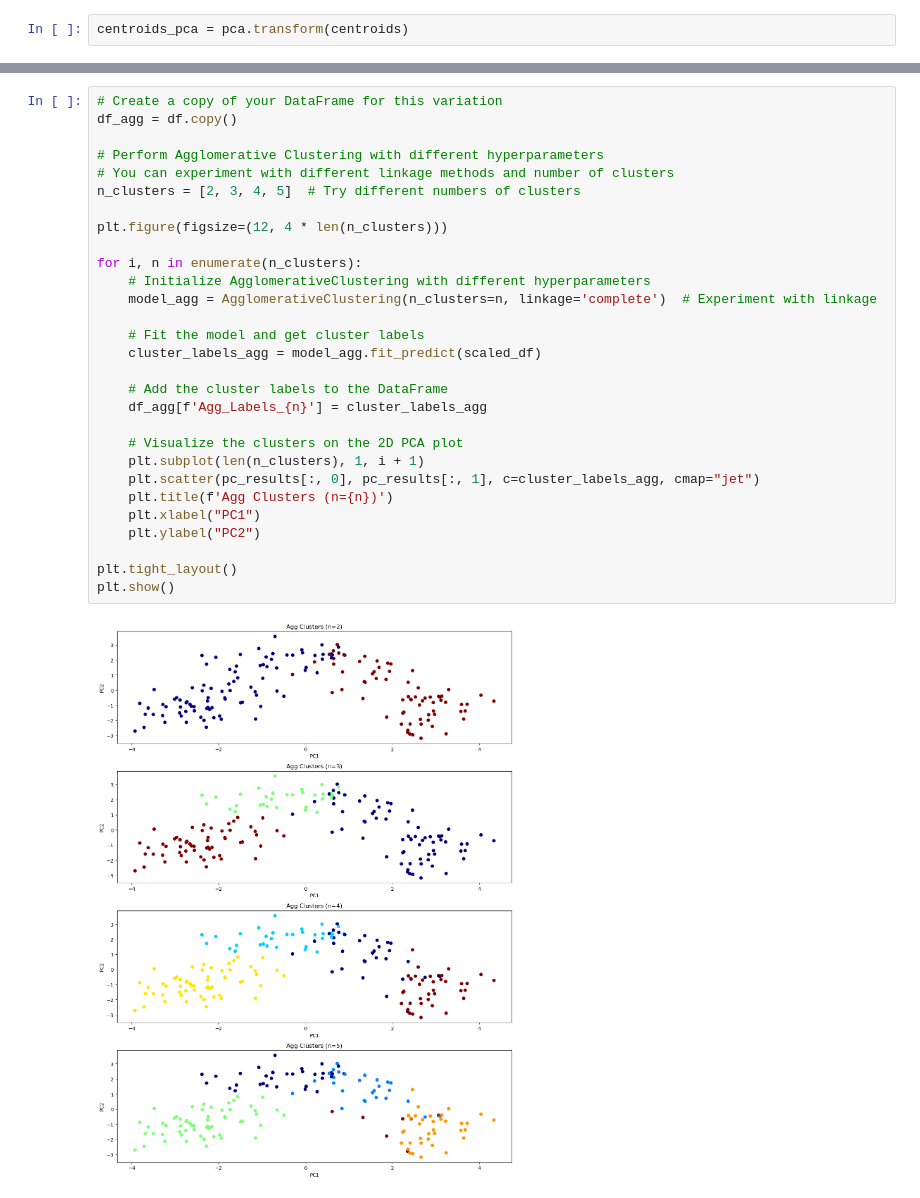
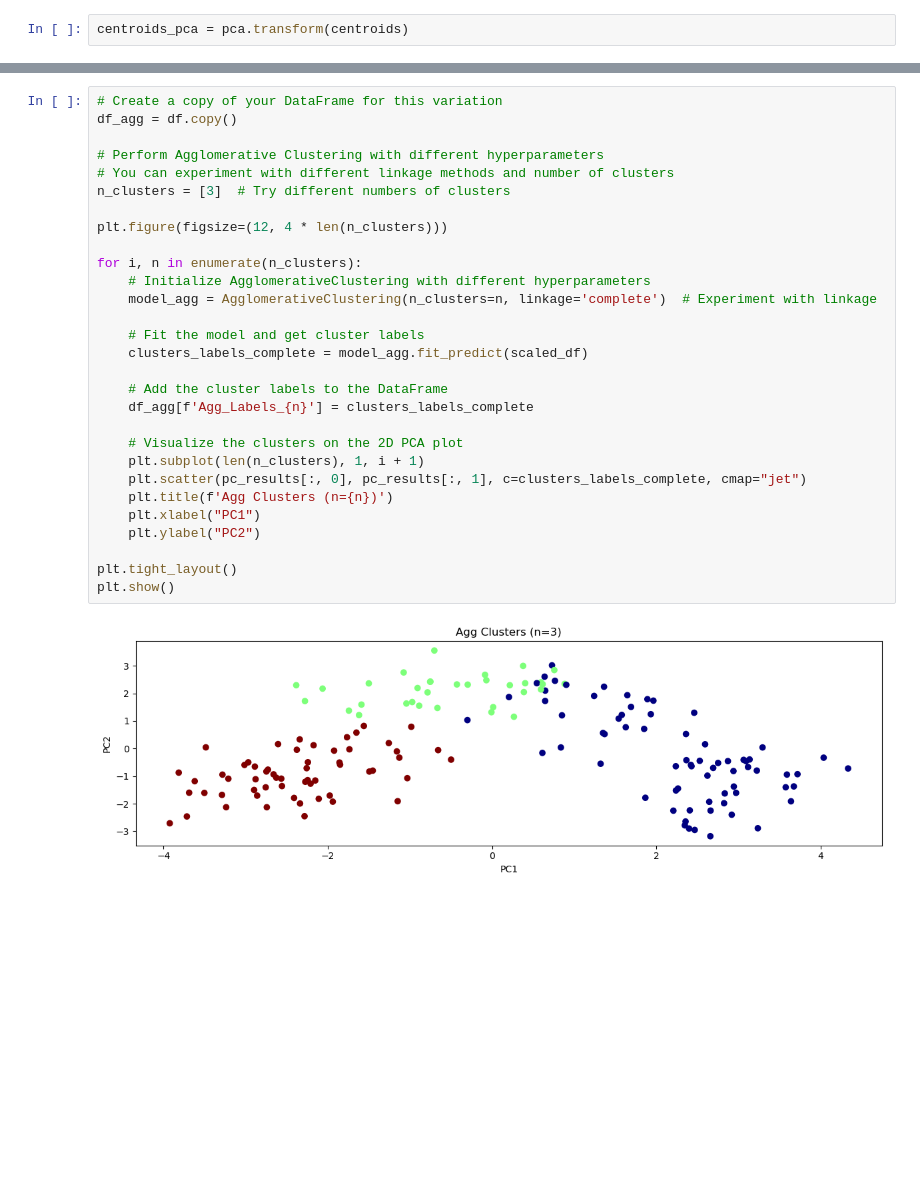
Before and after one commit to hosseinhtt/IBM_Final_Clustering_Project, a Jupyter notebook: wine-pca-hierarchical-k-means.ipynb, the cells around one changed output, grey strips where cells are left out. Saved outputs shown, nothing was run; the diff lists cells and outputs as text; blank space fills up the shorter version.

```diff
--- a/wine-pca-hierarchical-k-means.ipynb
+++ b/wine-pca-hierarchical-k-means.ipynb
@@ -322,31 +322,31 @@ plt.ylabel("PC2");
 # %%
 # Create a copy of your DataFrame for this variation
 df_agg = df.copy()
 
 # Perform Agglomerative Clustering with different hyperparameters
 # You can experiment with different linkage methods and number of clusters
-n_clusters = [2, 3, 4, 5]  # Try different numbers of clusters
+n_clusters = [3]  # Try different numbers of clusters
 
 plt.figure(figsize=(12, 4 * len(n_clusters)))
 
 for i, n in enumerate(n_clusters):
     # Initialize AgglomerativeClustering with different hyperparameters
     model_agg = AgglomerativeClustering(n_clusters=n, linkage='complete')  # Experiment with linkage
 
     # Fit the model and get cluster labels
-    cluster_labels_agg = model_agg.fit_predict(scaled_df)
+    clusters_labels_complete = model_agg.fit_predict(scaled_df)
 
     # Add the cluster labels to the DataFrame
-    df_agg[f'Agg_Labels_{n}'] = cluster_labels_agg
+    df_agg[f'Agg_Labels_{n}'] = clusters_labels_complete
 
     # Visualize the clusters on the 2D PCA plot
     plt.subplot(len(n_clusters), 1, i + 1)
-    plt.scatter(pc_results[:, 0], pc_results[:, 1], c=cluster_labels_agg, cmap="jet")
+    plt.scatter(pc_results[:, 0], pc_results[:, 1], c=clusters_labels_complete, cmap="jet")
     plt.title(f'Agg Clusters (n={n})')
     plt.xlabel("PC1")
     plt.ylabel("PC2")
 
 plt.tight_layout()
 plt.show()
 # %% [output]
-[figure, old version]
+[figure, new version]
```
Also changed, not shown: parts of 3 cells of this notebook, 1 other file.
